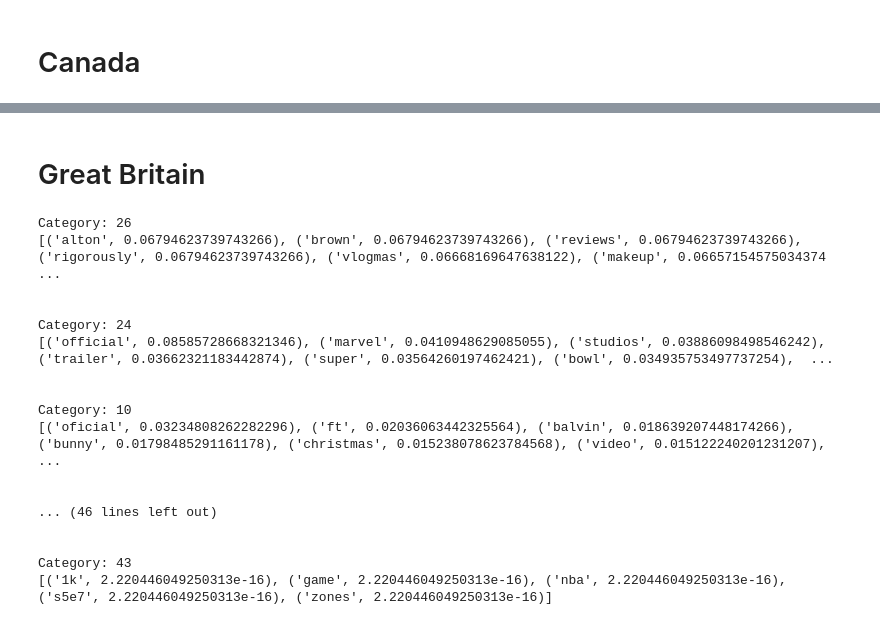
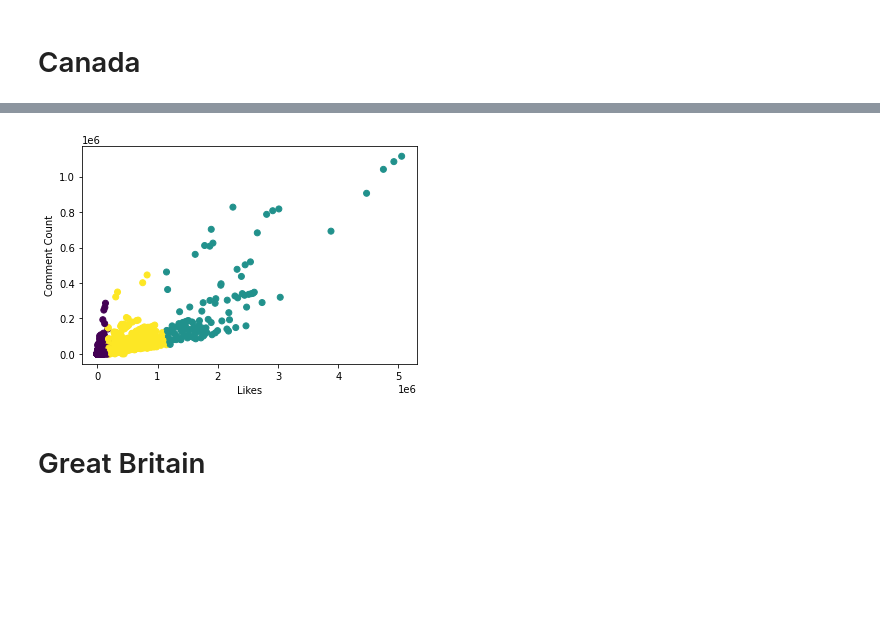
Before and after one commit to run-cmw/trending-yt-vids-api, a Jupyter notebook: project/Data_Analysis.ipynb, the cells around one changed output, grey strips where cells are left out. Saved outputs shown, nothing was run; the diff lists cells and outputs as text; code cells hidden in the pictures; blank space fills up the shorter version.

```diff
--- a/project/YouTube_Analysis_Jacob.ipynb
+++ b/project/Data_Analysis.ipynb
@@ -280,0 +377,2 @@ mutual_list_sorted.reset_index(drop = True)
+# %%
+model = kmeans(n_clusters = 3).fit(df2)
@@ -281,30 +402,8 @@ mutual_list_sorted.reset_index(drop = True)
+# %%
+plt.xlabel('Likes')
+plt.ylabel('Comment Count')
+scatter = plt.scatter(df_ca['likes'], df_ca['comment_count'], c = model.labels_)
+# %% [output]
+[figure, added]
 # %% [markdown]
 # Great Britain
-# %%
-for i in df_uk['category_id'].unique():
-    X = count_vectorizer.fit_transform(df_uk['title'][df_uk['category_id'] == i])
-    Y = df_uk['views'][df_uk['category_id'] == i]
-    res = dict(zip(count_vectorizer.get_feature_names(),
-               skfs.mutual_info_regression(X, Y, discrete_features=True)
-               ))
-    print("Category: " + str(i))
-    print(sorted(res.items(), key=lambda x: x[1], reverse = True)[0:10])
-    print("\n")
-# %% [output]
-Category: 26
-[('alton', 0.06794623739743266), ('brown', 0.06794623739743266), ('reviews', 0.06794623739743266), ('rigorously', 0.06794623739743266), ('vlogmas', 0.06668169647638122), ('makeup', 0.06657154575034374 ...
-
-
-Category: 24
-[('official', 0.08585728668321346), ('marvel', 0.0410948629085055), ('studios', 0.03886098498546242), ('trailer', 0.03662321183442874), ('super', 0.03564260197462421), ('bowl', 0.034935753497737254),  ...
-
-
-Category: 10
-[('oficial', 0.03234808262282296), ('ft', 0.02036063442325564), ('balvin', 0.018639207448174266), ('bunny', 0.01798485291161178), ('christmas', 0.015238078623784568), ('video', 0.015122240201231207),  ...
-
-
-... (46 lines left out)
-
-
-Category: 43
-[('1k', 2.220446049250313e-16), ('game', 2.220446049250313e-16), ('nba', 2.220446049250313e-16), ('s5e7', 2.220446049250313e-16), ('zones', 2.220446049250313e-16)]
```
Also changed, not shown: parts of 128 cells of this notebook.
